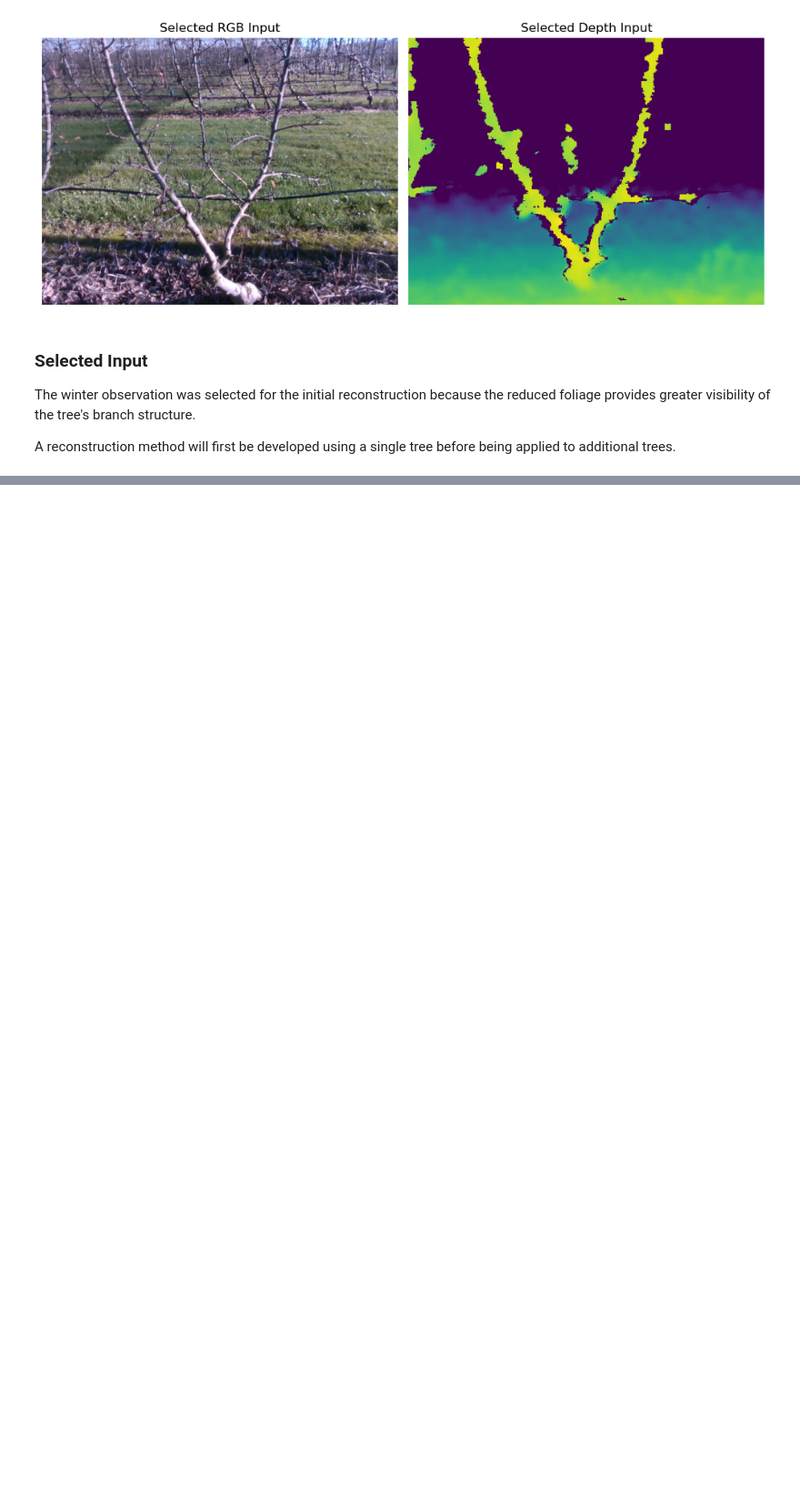
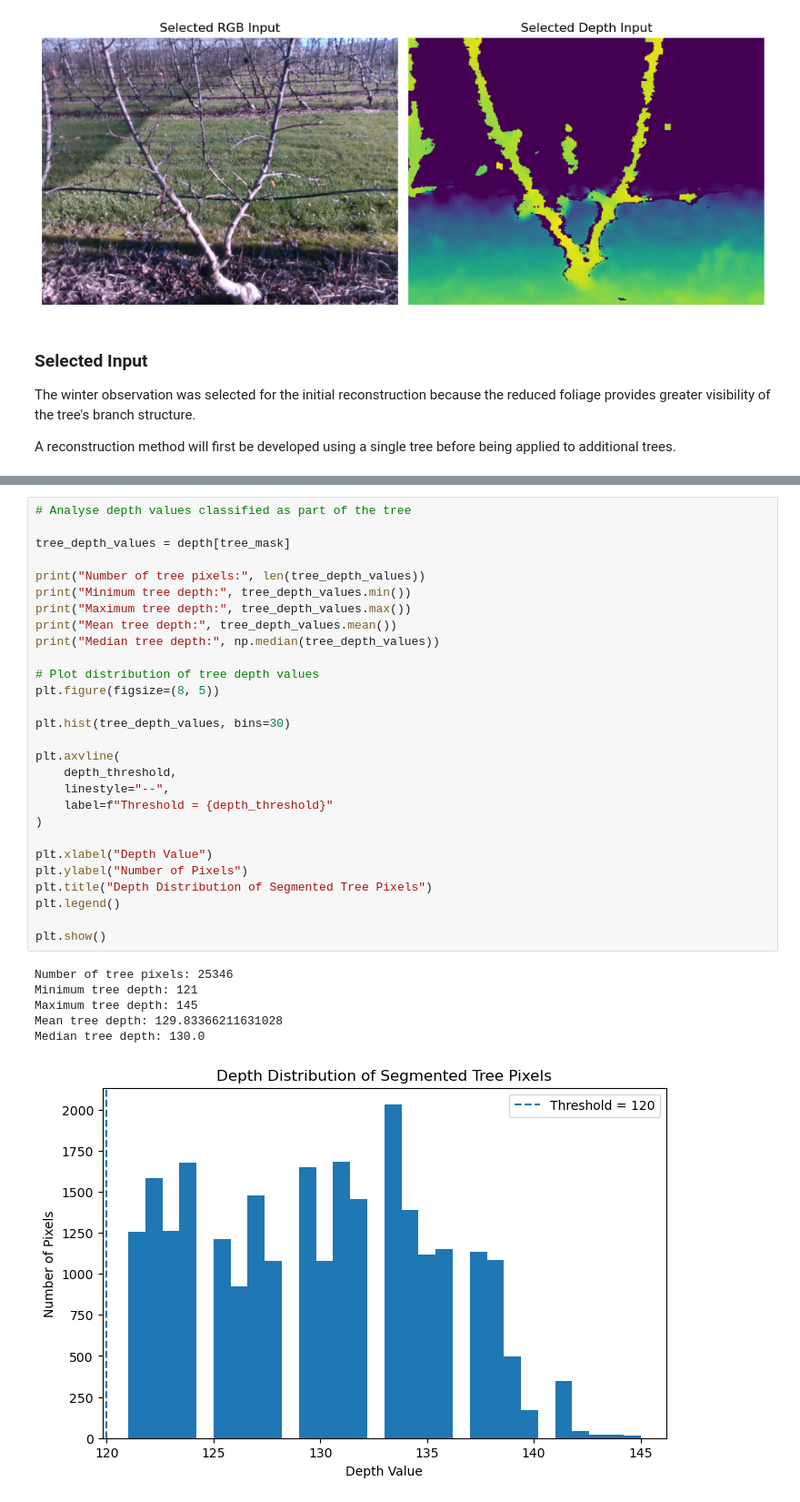
Before and after one commit to David-Hayes747/TreeProject, a Jupyter notebook: notebooks/02_tree_reconstruction.ipynb, the cells around one changed output, grey strips where cells are left out. Shown at 91% size. Saved outputs shown, nothing was run; the diff lists cells and outputs as text; blank space fills up the shorter version.

```diff
--- a/notebooks/02_tree_reconstruction.ipynb
+++ b/notebooks/02_tree_reconstruction.ipynb
@@ -182,0 +212,35 @@ A reconstruction method will first be developed using a single tree before being
+# %%
+# Analyse depth values classified as part of the tree
+
+tree_depth_values = depth[tree_mask]
+
+print("Number of tree pixels:", len(tree_depth_values))
+print("Minimum tree depth:", tree_depth_values.min())
+print("Maximum tree depth:", tree_depth_values.max())
+print("Mean tree depth:", tree_depth_values.mean())
+print("Median tree depth:", np.median(tree_depth_values))
+
+# Plot distribution of tree depth values
+plt.figure(figsize=(8, 5))
+
+plt.hist(tree_depth_values, bins=30)
+
+plt.axvline(
+    depth_threshold,
+    linestyle="--",
+    label=f"Threshold = {depth_threshold}"
+)
+
+plt.xlabel("Depth Value")
+plt.ylabel("Number of Pixels")
+plt.title("Depth Distribution of Segmented Tree Pixels")
+plt.legend()
+
+plt.show()
+# %% [output]
+Number of tree pixels: 25346
+Minimum tree depth: 121
+Maximum tree depth: 145
+Mean tree depth: 129.83366211631028
+Median tree depth: 130.0
+[figure, added]
```
Also changed, not shown: parts of 11 cells of this notebook.
